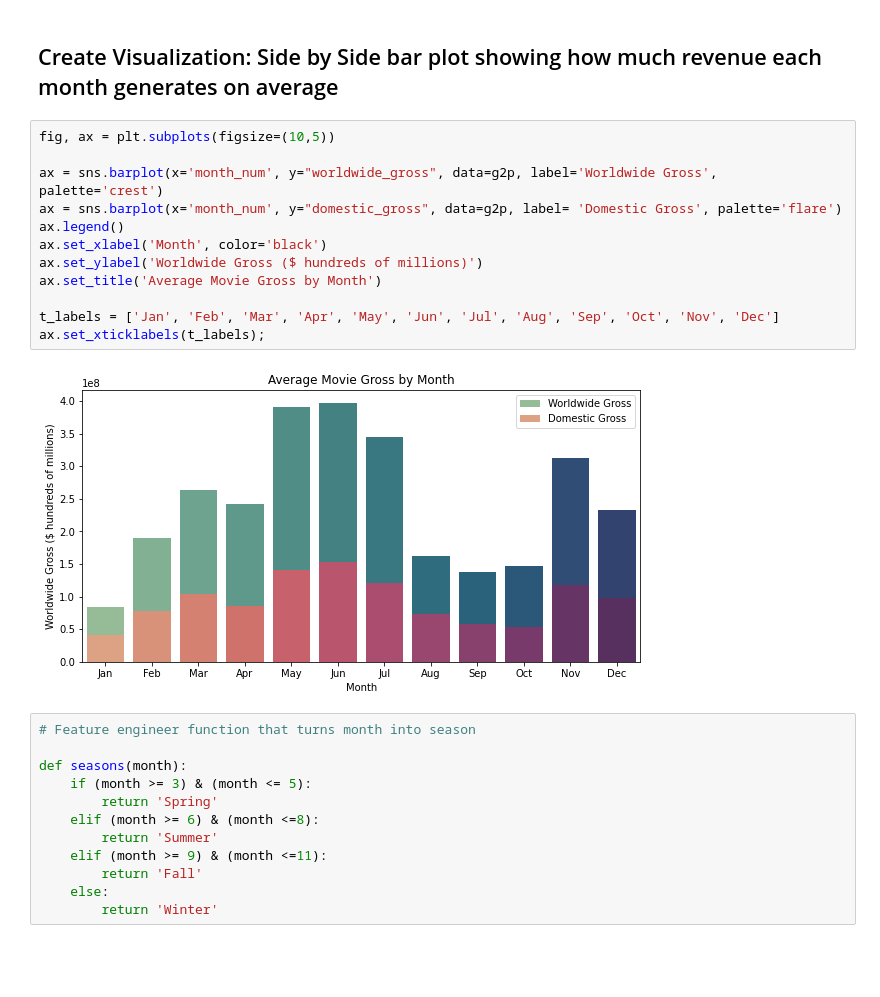
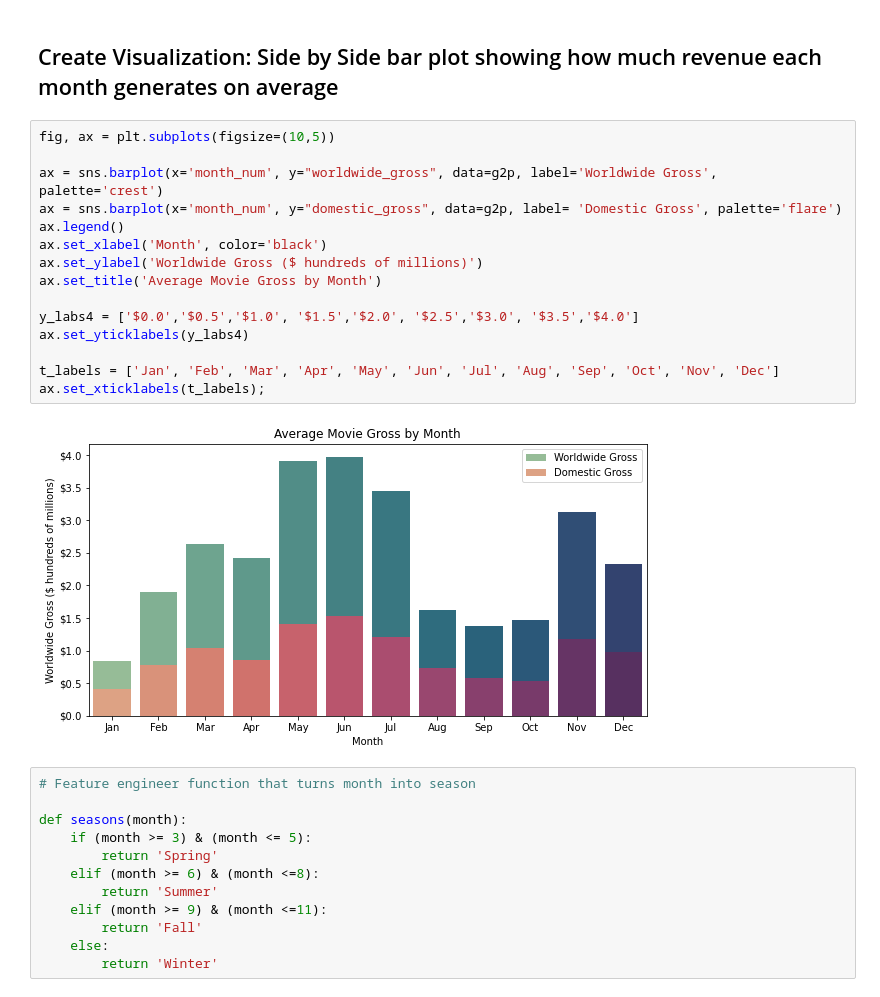
Before and after one commit to kuninethan95/dsc-phase-1-project, a Jupyter notebook: Phase 1 Project Notebook.ipynb, the cells around one changed output. Drawn from its saved outputs; the diff is of its cells as text; blank space fills up the shorter version.

Commit message:
cleaning up visualizations

```diff
--- a/Phase 1 Project Notebook.ipynb
+++ b/Phase 1 Project Notebook.ipynb
@@ -693,17 +712,20 @@ g2p.head()
 # %%
 fig, ax = plt.subplots(figsize=(10,5))
 
 ax = sns.barplot(x='month_num', y="worldwide_gross", data=g2p, label='Worldwide Gross', palette='crest')
 ax = sns.barplot(x='month_num', y="domestic_gross", data=g2p, label= 'Domestic Gross', palette='flare')
 ax.legend()
 ax.set_xlabel('Month', color='black')
 ax.set_ylabel('Worldwide Gross ($ hundreds of millions)')
 ax.set_title('Average Movie Gross by Month')
 
+y_labs4 = ['$0.0','$0.5','$1.0', '$1.5','$2.0', '$2.5','$3.0', '$3.5','$4.0']
+ax.set_yticklabels(y_labs4)
+
 t_labels = ['Jan', 'Feb', 'Mar', 'Apr', 'May', 'Jun', 'Jul', 'Aug', 'Sep', 'Oct', 'Nov', 'Dec']
 ax.set_xticklabels(t_labels);
 # %% [output]
-[figure, old version]
+[figure, new version]
 # %%
 # Feature engineer function that turns month into season
 
```
Also changed, not shown: parts of 8 cells of this notebook.
